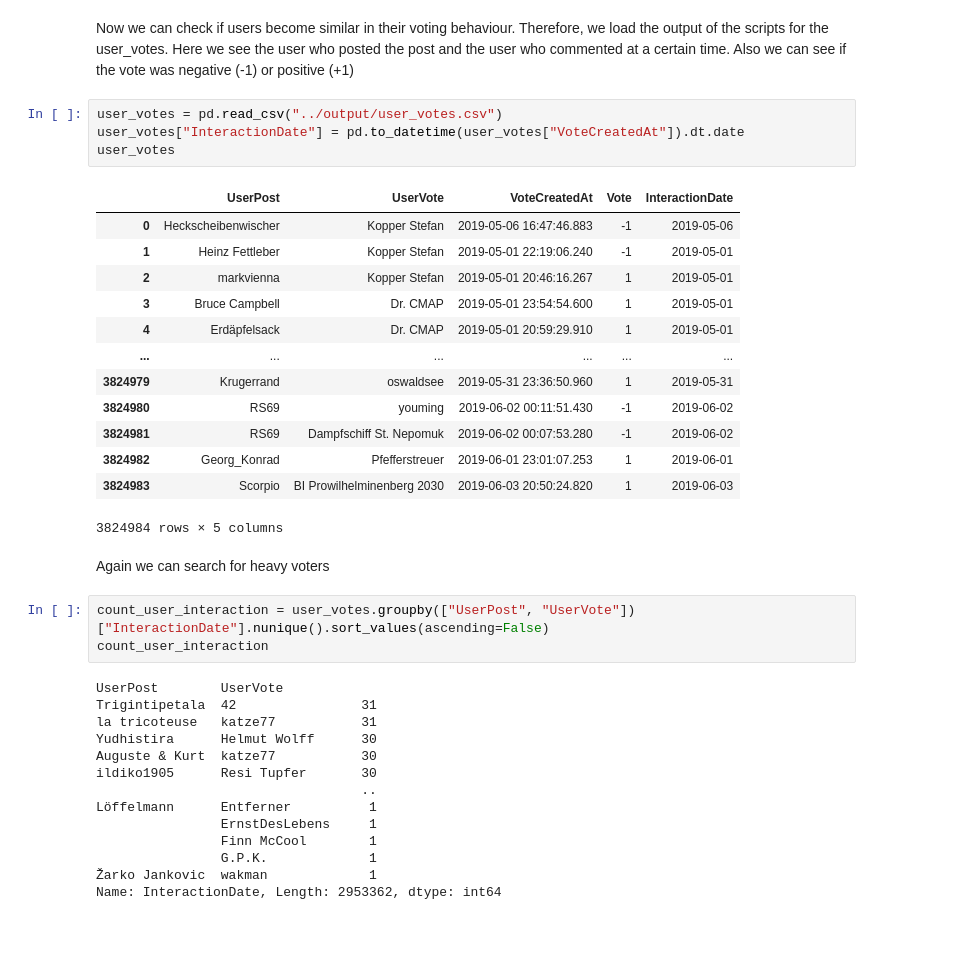
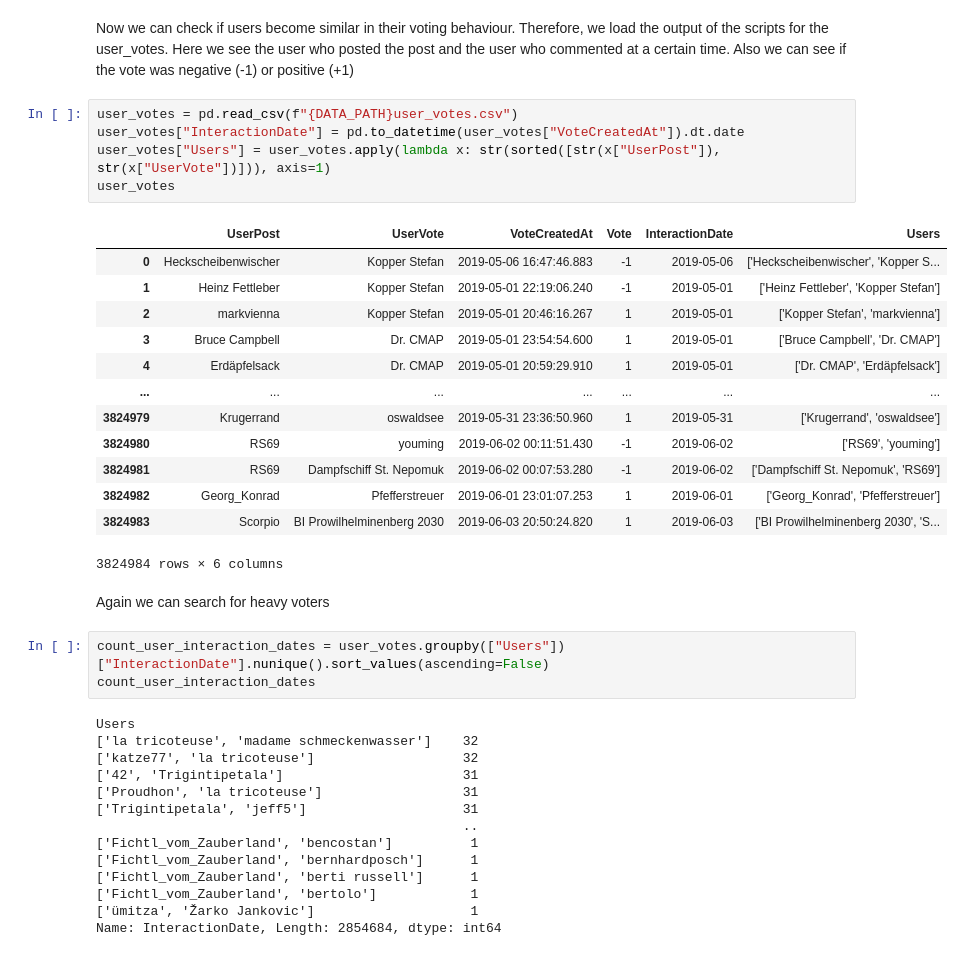
Before and after one commit to anaterovic/SNA, a Jupyter notebook: scripts/scripts_explain.ipynb, the cells around one changed output. Cells and saved outputs as stored; diff of their text form.

Commit message:
Notebook generating info vis from aggregated data

```diff
--- a/scripts/scripts_explain.ipynb
+++ b/scripts/scripts_explain.ipynb
@@ -78,39 +112,40 @@ direct_comments_heavy_users
 Now we can check if users become similar in their voting behaviour. Therefore, we load the output of the scripts for the user_votes.
 Here we see the user who posted the post and the user who commented at a certain time. Also we can see if the vote was negative (-1) or positive (+1)
 # %%
-user_votes = pd.read_csv("../output/user_votes.csv")
+user_votes = pd.read_csv(f"{DATA_PATH}user_votes.csv")
 user_votes["InteractionDate"] = pd.to_datetime(user_votes["VoteCreatedAt"]).dt.date
+user_votes["Users"] = user_votes.apply(lambda x: str(sorted([str(x["UserPost"]), str(x["UserVote"])])), axis=1)
 user_votes
 # %% [output]
-|  | UserPost | UserVote | VoteCreatedAt | Vote | InteractionDate |
-| 0 | Heckscheibenwischer | Kopper Stefan | 2019-05-06 16:47:46.883 | -1 | 2019-05-06 |
-| 1 | Heinz Fettleber | Kopper Stefan | 2019-05-01 22:19:06.240 | -1 | 2019-05-01 |
-| 2 | markvienna | Kopper Stefan | 2019-05-01 20:46:16.267 | 1 | 2019-05-01 |
-| 3 | Bruce Campbell | Dr. CMAP | 2019-05-01 23:54:54.600 | 1 | 2019-05-01 |
-| 4 | Erdäpfelsack | Dr. CMAP | 2019-05-01 20:59:29.910 | 1 | 2019-05-01 |
-| ... | ... | ... | ... | ... | ... |
-| 3824979 | Krugerrand | oswaldsee | 2019-05-31 23:36:50.960 | 1 | 2019-05-31 |
-| 3824980 | RS69 | youming | 2019-06-02 00:11:51.430 | -1 | 2019-06-02 |
-| 3824981 | RS69 | Dampfschiff St. Nepomuk | 2019-06-02 00:07:53.280 | -1 | 2019-06-02 |
-| 3824982 | Georg_Konrad | Pfefferstreuer | 2019-06-01 23:01:07.253 | 1 | 2019-06-01 |
-| 3824983 | Scorpio | BI Prowilhelminenberg 2030 | 2019-06-03 20:50:24.820 | 1 | 2019-06-03 |
+|  | UserPost | UserVote | VoteCreatedAt | Vote | InteractionDate | Users |
+| 0 | Heckscheibenwischer | Kopper Stefan | 2019-05-06 16:47:46.883 | -1 | 2019-05-06 | ['Heckscheibenwischer', 'Kopper S... |
+| 1 | Heinz Fettleber | Kopper Stefan | 2019-05-01 22:19:06.240 | -1 | 2019-05-01 | ['Heinz Fettleber', 'Kopper Stefan'] |
+| 2 | markvienna | Kopper Stefan | 2019-05-01 20:46:16.267 | 1 | 2019-05-01 | ['Kopper Stefan', 'markvienna'] |
+| 3 | Bruce Campbell | Dr. CMAP | 2019-05-01 23:54:54.600 | 1 | 2019-05-01 | ['Bruce Campbell', 'Dr. CMAP'] |
+| 4 | Erdäpfelsack | Dr. CMAP | 2019-05-01 20:59:29.910 | 1 | 2019-05-01 | ['Dr. CMAP', 'Erdäpfelsack'] |
+| ... | ... | ... | ... | ... | ... | ... |
+| 3824979 | Krugerrand | oswaldsee | 2019-05-31 23:36:50.960 | 1 | 2019-05-31 | ['Krugerrand', 'oswaldsee'] |
+| 3824980 | RS69 | youming | 2019-06-02 00:11:51.430 | -1 | 2019-06-02 | ['RS69', 'youming'] |
+| 3824981 | RS69 | Dampfschiff St. Nepomuk | 2019-06-02 00:07:53.280 | -1 | 2019-06-02 | ['Dampfschiff St. Nepomuk', 'RS69'] |
+| 3824982 | Georg_Konrad | Pfefferstreuer | 2019-06-01 23:01:07.253 | 1 | 2019-06-01 | ['Georg_Konrad', 'Pfefferstreuer'] |
+| 3824983 | Scorpio | BI Prowilhelminenberg 2030 | 2019-06-03 20:50:24.820 | 1 | 2019-06-03 | ['BI Prowilhelminenberg 2030', 'S... |
-3824984 rows × 5 columns
+3824984 rows × 6 columns
 # %% [markdown]
 Again we can search for heavy voters
 # %%
-count_user_interaction = user_votes.groupby(["UserPost", "UserVote"])["InteractionDate"].nunique().sort_values(ascending=False)
-count_user_interaction
+count_user_interaction_dates = user_votes.groupby(["Users"])["InteractionDate"].nunique().sort_values(ascending=False)
+count_user_interaction_dates
 # %% [output]
-UserPost        UserVote
-Trigintipetala  42                31
-la tricoteuse   katze77           31
-Yudhistira      Helmut Wolff      30
-Auguste & Kurt  katze77           30
-ildiko1905      Resi Tupfer       30
-                                  ..
-Löffelmann      Entferner          1
-                ErnstDesLebens     1
-                Finn McCool        1
-                G.P.K.             1
-Žarko Jankovic  wakman             1
-Name: InteractionDate, Length: 2953362, dtype: int64
+Users
+['la tricoteuse', 'madame schmeckenwasser']    32
+['katze77', 'la tricoteuse']                   32
+['42', 'Trigintipetala']                       31
+['Proudhon', 'la tricoteuse']                  31
+['Trigintipetala', 'jeff5']                    31
+                                               ..
+['Fichtl_vom_Zauberland', 'bencostan']          1
+['Fichtl_vom_Zauberland', 'bernhardposch']      1
+['Fichtl_vom_Zauberland', 'berti russell']      1
+['Fichtl_vom_Zauberland', 'bertolo']            1
+['ümitza', 'Žarko Jankovic']                    1
+Name: InteractionDate, Length: 2854684, dtype: int64
```
Also changed, not shown: parts of 14 cells of this notebook.
